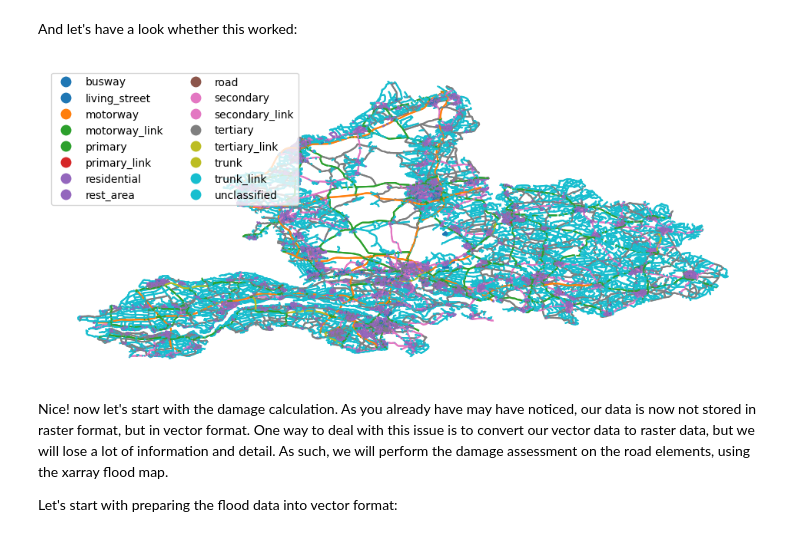
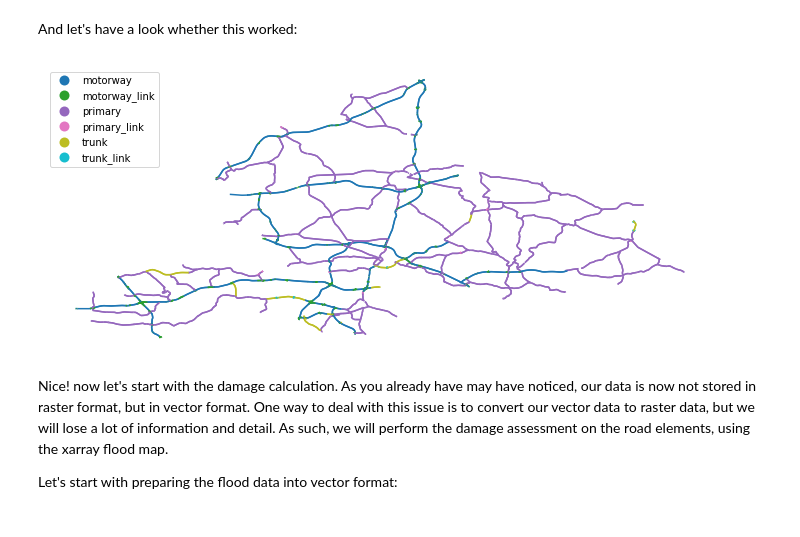
Before and after one commit to ElcoK/BigData_AED, a Jupyter notebook: _sources/week4/tutorial2.ipynb, the cells around one changed output. Cells and saved outputs as stored; diff of their text form; code cells hidden in the pictures.

```diff
--- a/_sources/week4/tutorial2.ipynb
+++ b/_sources/week4/tutorial2.ipynb
@@ -474,5 +595,6 @@ To do so, we first need to extract the roads again. We will use the `graph_from_
 # %%
-G = ox.graph_from_place(place_name, network_type="drive")
+cf = '["highway"~"trunk|motorway|primary|secondary"]'
+G = ox.graph_from_place(place_name, network_type="drive", custom_filter=cf)
 # %% [markdown]
 And convert the road network to a `geodataframe`, as done in the previous tutorial as well.
 # %%
@@ -507,16 +629,16 @@ And let's have a look whether this worked:
 # %%
 fig, ax = plt.subplots(1, 1,figsize=(12,10))
 
 
-roads.plot(column='highway',legend=True,ax=ax,legend_kwds={'loc': 'upper left','ncol':2});
+roads.plot(column='highway',legend=True,ax=ax,legend_kwds={'loc': 'upper left','ncol':1});
 
 
 # remove the ax labels
 ax.set_xticks([])
 ax.set_yticks([])
 ax.set_axis_off()
 # %% [output]
-[figure, old version]
+[figure, new version]
 # %% [markdown]
 Nice! now let's start with the damage calculation. As you already have may have noticed, our data is now not stored in raster format, but in vector format. One way to deal with this issue is to convert our vector data to raster data, but we will lose a lot of information and detail. As such, we will perform the damage assessment on the road elements, using the xarray flood map.
 
```
Also changed, not shown: parts of 47 cells of this notebook, 40 other files.
